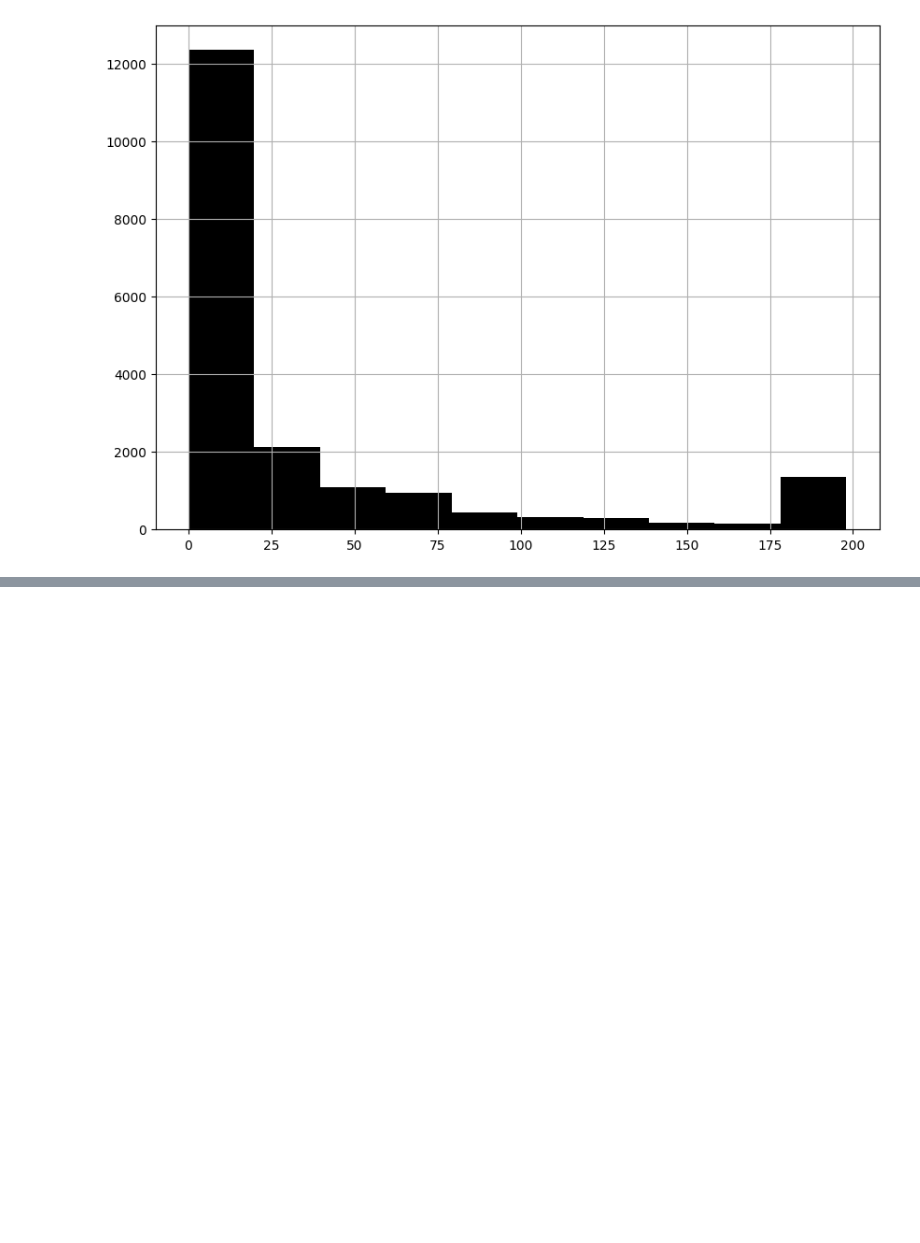
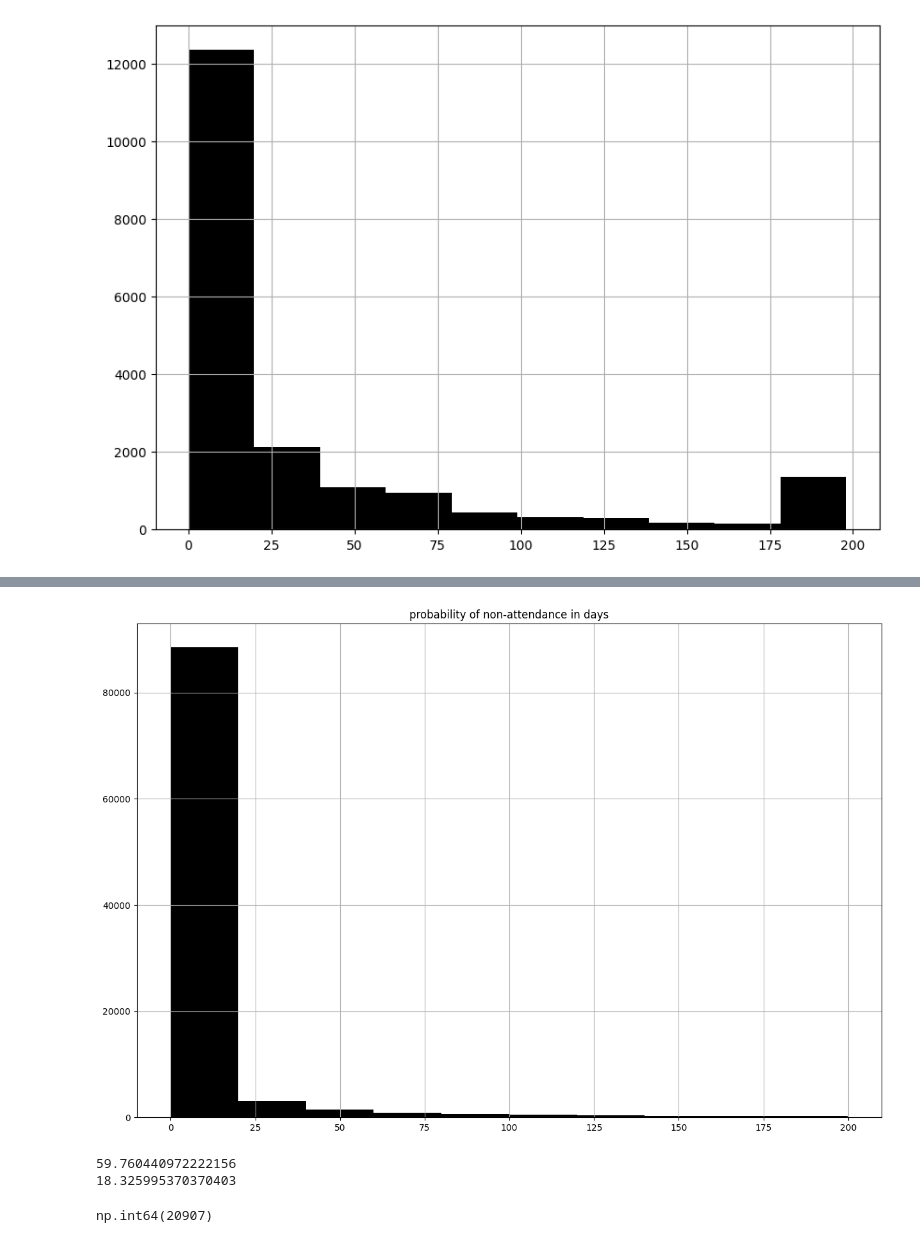
Before and after one commit to churkenberg/stepik_ml_contest, a Jupyter notebook: preprocessing_eda.ipynb, the cells around one changed output, grey strips where cells are left out. Cells and saved outputs as stored; diff of their text form; code cells hidden in the pictures; blank space fills up the shorter version.

```diff
--- a/name.ipynb
+++ b/preprocessing_eda.ipynb
@@ -148,0 +220,17 @@ event_data.pivot_table(index='user_id', columns='action', values='step_id', aggf
+# %%
+plt.figure(figsize=(15,10))
+plt.hist(date_difference[date_difference<200], color='black')
+plt.title('probability of non-attendance in days')
+plt.grid();
+# %% [output]
+[figure, added]
+# %%
+print(date_difference.quantile(0.95))
+print(date_difference.quantile(0.90))
+# %% [output]
+59.760440972222156
+18.325995370370403
+# %%
+event_data.groupby('user_id').agg({'step_id': 'count', 'action':'count'})['action'].idxmax()
+# %% [output]
+np.int64(20907)
```
Also changed, not shown: parts of 19 cells of this notebook.
